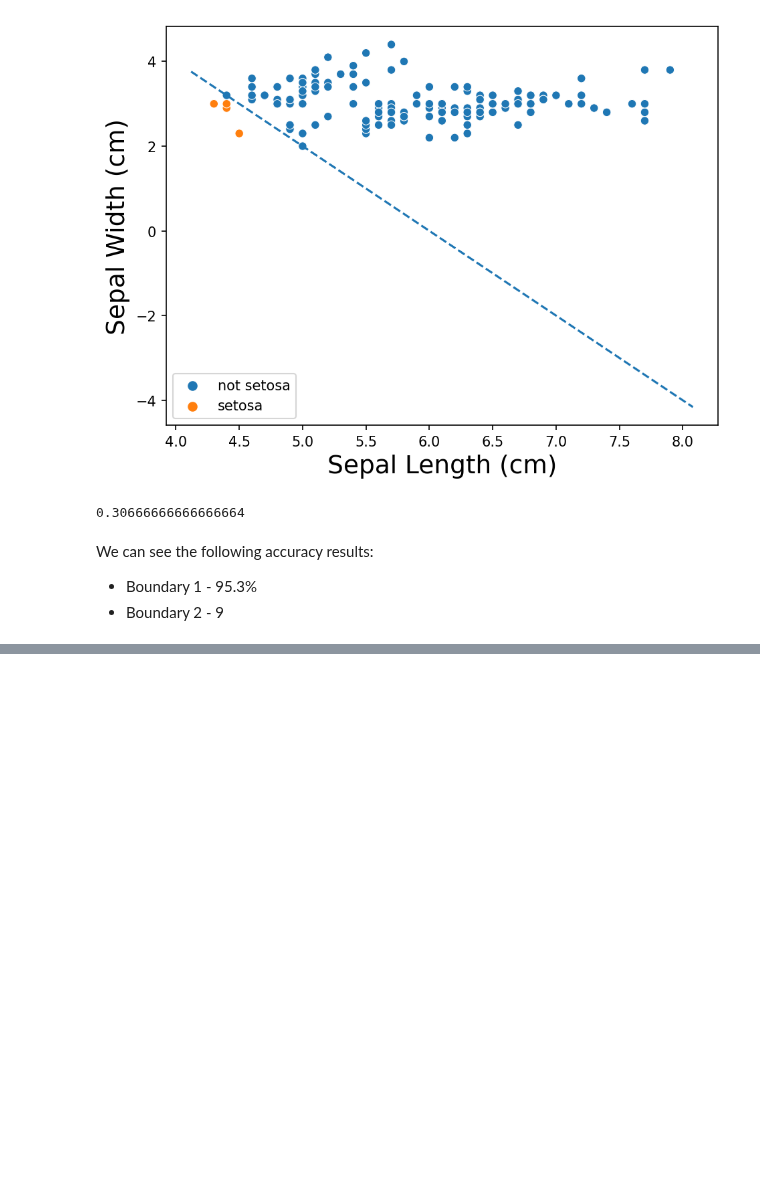
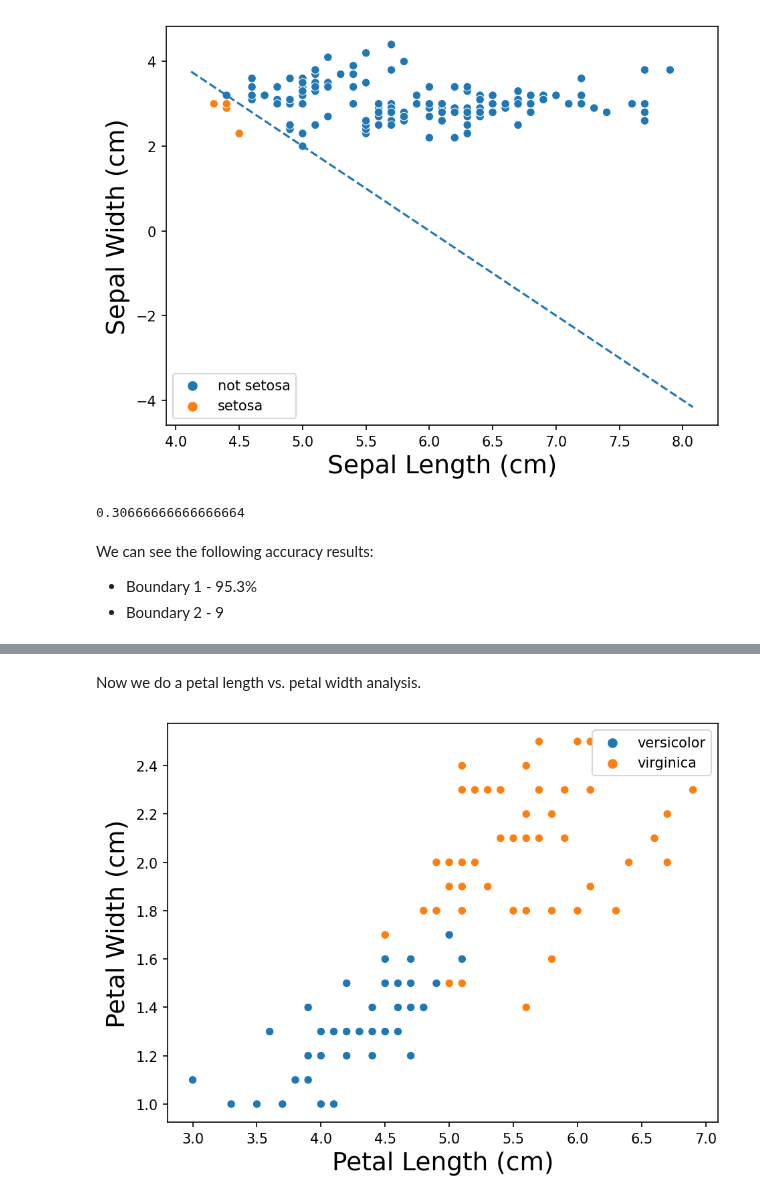
Before and after one commit to jmfb/CS5610, a Jupyter notebook: m3p3a/M3 Project 3a.ipynb, the cells around one changed output, grey strips where cells are left out. Drawn from its saved outputs; the diff is of its cells as text; code cells hidden in the pictures; blank space fills up the shorter version.

Commit message:
Adding M3P3A part 2 analysis.

```diff
--- a/m3p3a/M3 Project 3a.ipynb
+++ b/m3p3a/M3 Project 3a.ipynb
@@ -119,0 +155,8 @@ We can see the following accuracy results:
+# %% [markdown]
+Now we do a petal length vs. petal width analysis.
+# %%
+plot = sns.scatterplot(data=vv_df, x="petal_length (cm)", y="petal_width (cm)", hue="label")
+plot.get_legend().set_title("")
+plot.set(xlabel="Petal Length (cm)", ylabel="Petal Width (cm)");
+# %% [output]
+[figure, added]
```
Also changed, not shown: parts of 13 cells of this notebook, 1 other file.
